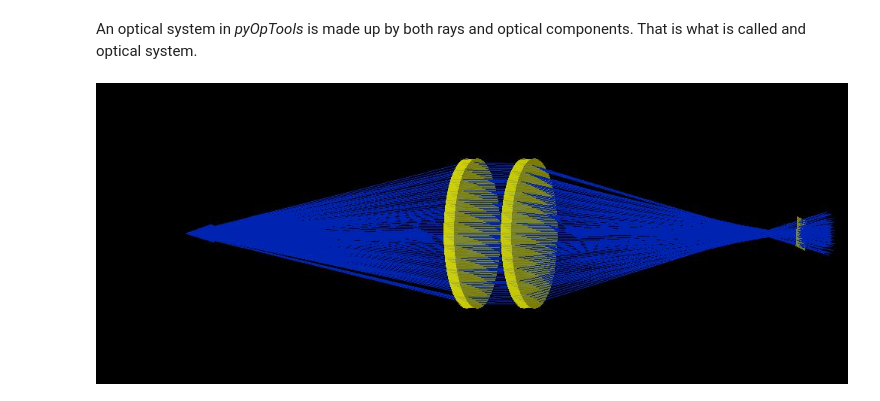
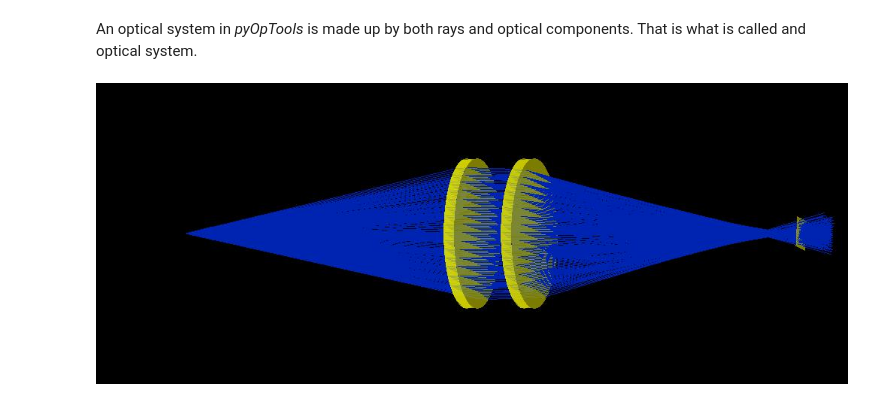
Before and after one commit to cihologramas/pyoptools, a Jupyter notebook: Tutorial.0.ipynb, the cells around one changed output. Drawn from its saved outputs; the diff is of its cells as text; code cells hidden in the pictures.

```diff
--- a/Tutorial.0.ipynb
+++ b/Tutorial.0.ipynb
@@ -369,17 +377,17 @@ An optical system in *pyOpTools* is made up by both rays and optical components.
 # %%
 # Example
 
 L2=SphericalLens(radius=25,curvature_s1=1./100.,curvature_s2=-1./100,thickness=10,material=material.schott["BK7"])
 L3=SphericalLens(radius=25,curvature_s1=1./100.,curvature_s2=-1./100,thickness=10,material=material.schott["BK7"])
 
 C=CCD()
 
 S=System(complist=[(L2,(0,0,100),(0,0,0)),(L3,(0,0,120),(0,0,0)),(C,(0,0,215),(0,0,0)) ],n=1)
 
-R=point_source_c(origin=(0,0,0),direction=(0,0,0),span=(pi/6,pi/6),num_rays=(15,15),wavelength=0.45,label="")
+R=point_source_c(origin=(0,0,0),direction=(0,0,0),span=(pi/8,pi/8),num_rays=(15,15),wavelength=0.45,label="")
 
 S.ray_add(R)
 S.propagate()
 Plot3D(S,center=(0,0,100),size=(250,100),scale=4,rot=[(0,pi/2,0),(pi/20,-pi/10,0)])
 # %% [output]
-[figure, old version]
+[figure, new version]
```
Also changed, not shown: parts of 12 cells of this notebook.
